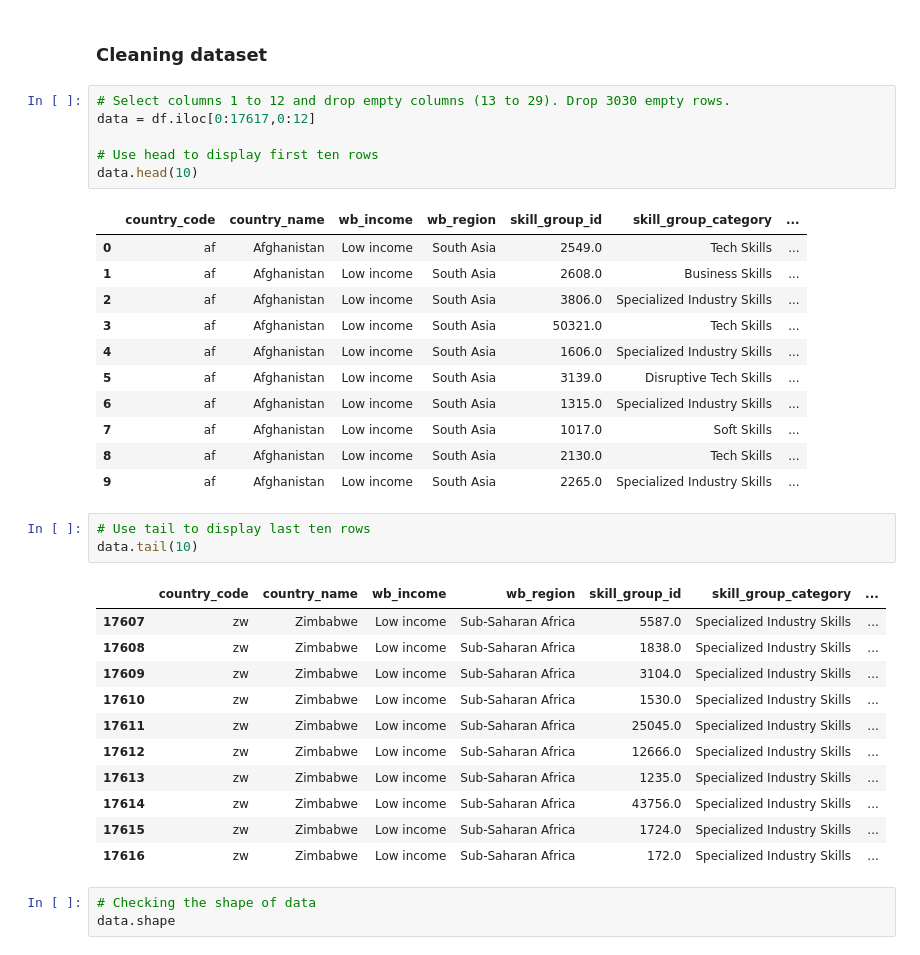
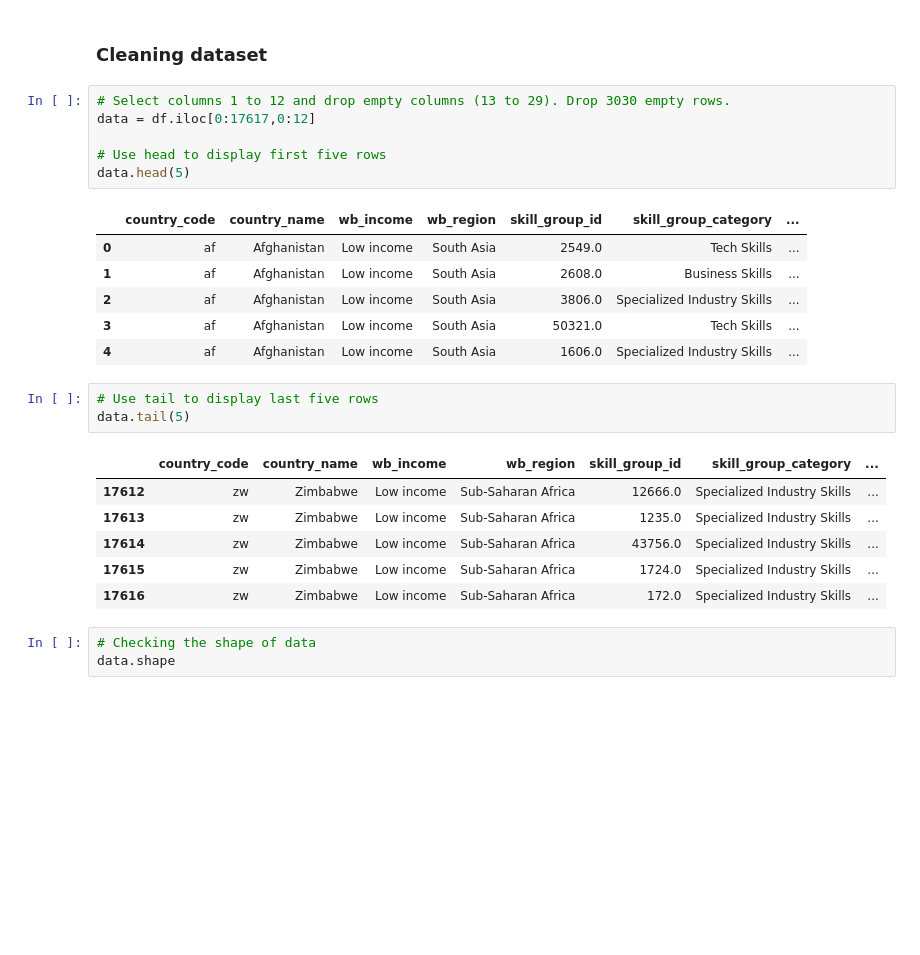
Before and after one commit to pdesai27/DAB-103, a Jupyter notebook: SkillMigration.ipynb, the cells around one changed output. Cells and saved outputs as stored; diff of their text form; blank space fills up the shorter version.

```diff
--- a/SkillMigration.ipynb
+++ b/SkillMigration.ipynb
@@ -117,8 +117,8 @@ Index(['country_code', 'country_name', 'wb_income', 'wb_region',
 # Select columns 1 to 12 and drop empty columns (13 to 29). Drop 3030 empty rows.
 data = df.iloc[0:17617,0:12]
 
-# Use head to display first ten rows
-data.head(10)
+# Use head to display first five rows
+data.head(5)
 # %% [output]
 |  | country_code | country_name | wb_income | wb_region | skill_group_id | skill_group_category | ... |
 | 0 | af | Afghanistan | Low income | South Asia | 2549.0 | Tech Skills | ... |
@@ -126,21 +126,11 @@ data.head(10)
 | 2 | af | Afghanistan | Low income | South Asia | 3806.0 | Specialized Industry Skills | ... |
 | 3 | af | Afghanistan | Low income | South Asia | 50321.0 | Tech Skills | ... |
 | 4 | af | Afghanistan | Low income | South Asia | 1606.0 | Specialized Industry Skills | ... |
-| 5 | af | Afghanistan | Low income | South Asia | 3139.0 | Disruptive Tech Skills | ... |
-| 6 | af | Afghanistan | Low income | South Asia | 1315.0 | Specialized Industry Skills | ... |
-| 7 | af | Afghanistan | Low income | South Asia | 1017.0 | Soft Skills | ... |
-| 8 | af | Afghanistan | Low income | South Asia | 2130.0 | Tech Skills | ... |
-| 9 | af | Afghanistan | Low income | South Asia | 2265.0 | Specialized Industry Skills | ... |
 # %%
-# Use tail to display last ten rows
-data.tail(10)
+# Use tail to display last five rows
+data.tail(5)
 # %% [output]
 |  | country_code | country_name | wb_income | wb_region | skill_group_id | skill_group_category | ... |
-| 17607 | zw | Zimbabwe | Low income | Sub-Saharan Africa | 5587.0 | Specialized Industry Skills | ... |
-| 17608 | zw | Zimbabwe | Low income | Sub-Saharan Africa | 1838.0 | Specialized Industry Skills | ... |
-| 17609 | zw | Zimbabwe | Low income | Sub-Saharan Africa | 3104.0 | Specialized Industry Skills | ... |
-| 17610 | zw | Zimbabwe | Low income | Sub-Saharan Africa | 1530.0 | Specialized Industry Skills | ... |
-| 17611 | zw | Zimbabwe | Low income | Sub-Saharan Africa | 25045.0 | Specialized Industry Skills | ... |
 | 17612 | zw | Zimbabwe | Low income | Sub-Saharan Africa | 12666.0 | Specialized Industry Skills | ... |
 | 17613 | zw | Zimbabwe | Low income | Sub-Saharan Africa | 1235.0 | Specialized Industry Skills | ... |
 | 17614 | zw | Zimbabwe | Low income | Sub-Saharan Africa | 43756.0 | Specialized Industry Skills | ... |
```
